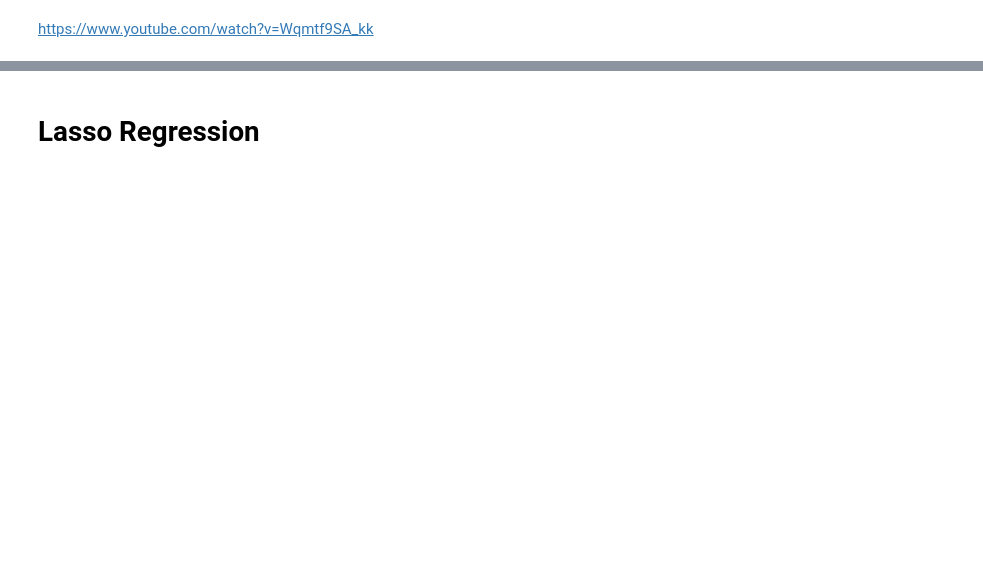
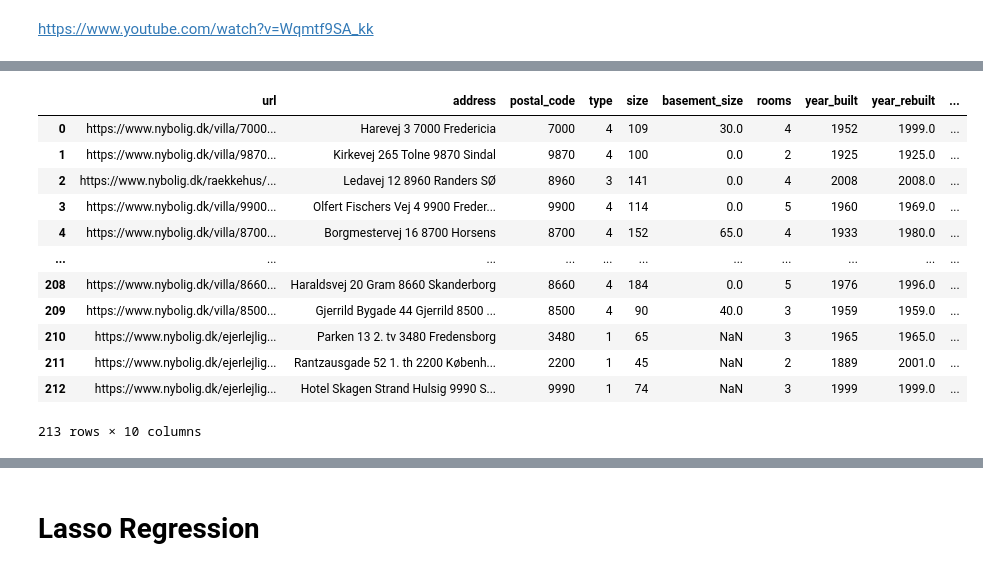
Before and after one commit to besplago/thesis-house-price-estimation, a Jupyter notebook: house_price_regression.ipynb, the cells around one changed output, grey strips where cells are left out. Cells and saved outputs as stored; diff of their text form; code cells hidden in the pictures; blank space fills up the shorter version.

```diff
--- a/house_price_regression.ipynb
+++ b/house_price_regression.ipynb
@@ -52,3 +47,31 @@ y = data['price']
+# %%
+from sklearn.model_selection import train_test_split
+from sklearn.preprocessing import LabelEncoder
+
+X = data.drop(['price'], axis = 1)
+
+#Converting Data to Numbers (Label Encoding for Type and energy Label)
+X['type'] = LabelEncoder().fit_transform(X['type'])
+X['energy_label'] = LabelEncoder().fit_transform(X['energy_label'])
+#If Rebuilds = None, set year_rebuilt = year_built
+X['year_rebuilt'] = X['year_rebuilt'].where(~X['year_rebuilt'].isna(), X['year_built'])
+display(X)
+
+y = data['price']
+# %% [output]
+|  | url | address | postal_code | type | size | basement_size | rooms | year_built | year_rebuilt | ... |
+| 0 | https://www.nybolig.dk/villa/7000... | Harevej 3 7000 Fredericia | 7000 | 4 | 109 | 30.0 | 4 | 1952 | 1999.0 | ... |
+| 1 | https://www.nybolig.dk/villa/9870... | Kirkevej 265 Tolne 9870 Sindal | 9870 | 4 | 100 | 0.0 | 2 | 1925 | 1925.0 | ... |
+| 2 | https://www.nybolig.dk/raekkehus/... | Ledavej 12 8960 Randers SØ | 8960 | 3 | 141 | 0.0 | 4 | 2008 | 2008.0 | ... |
+| 3 | https://www.nybolig.dk/villa/9900... | Olfert Fischers Vej 4 9900 Freder... | 9900 | 4 | 114 | 0.0 | 5 | 1960 | 1969.0 | ... |
+| 4 | https://www.nybolig.dk/villa/8700... | Borgmestervej 16 8700 Horsens | 8700 | 4 | 152 | 65.0 | 4 | 1933 | 1980.0 | ... |
+| ... | ... | ... | ... | ... | ... | ... | ... | ... | ... | ... |
+| 208 | https://www.nybolig.dk/villa/8660... | Haraldsvej 20 Gram 8660 Skanderborg | 8660 | 4 | 184 | 0.0 | 5 | 1976 | 1996.0 | ... |
+| 209 | https://www.nybolig.dk/villa/8500... | Gjerrild Bygade 44 Gjerrild 8500 ... | 8500 | 4 | 90 | 40.0 | 3 | 1959 | 1959.0 | ... |
+| 210 | https://www.nybolig.dk/ejerlejlig... | Parken 13 2. tv 3480 Fredensborg | 3480 | 1 | 65 | NaN | 3 | 1965 | 1965.0 | ... |
+| 211 | https://www.nybolig.dk/ejerlejlig... | Rantzausgade 52 1. th 2200 Københ... | 2200 | 1 | 45 | NaN | 2 | 1889 | 2001.0 | ... |
+| 212 | https://www.nybolig.dk/ejerlejlig... | Hotel Skagen Strand Hulsig 9990 S... | 9990 | 1 | 74 | NaN | 3 | 1999 | 1999.0 | ... |
+213 rows × 10 columns
 # %%
 X_train, X_test, y_train, y_test = train_test_split(X, y, test_size = 0.2)
 # %%
```
Also changed, not shown: parts of 12 cells of this notebook.
